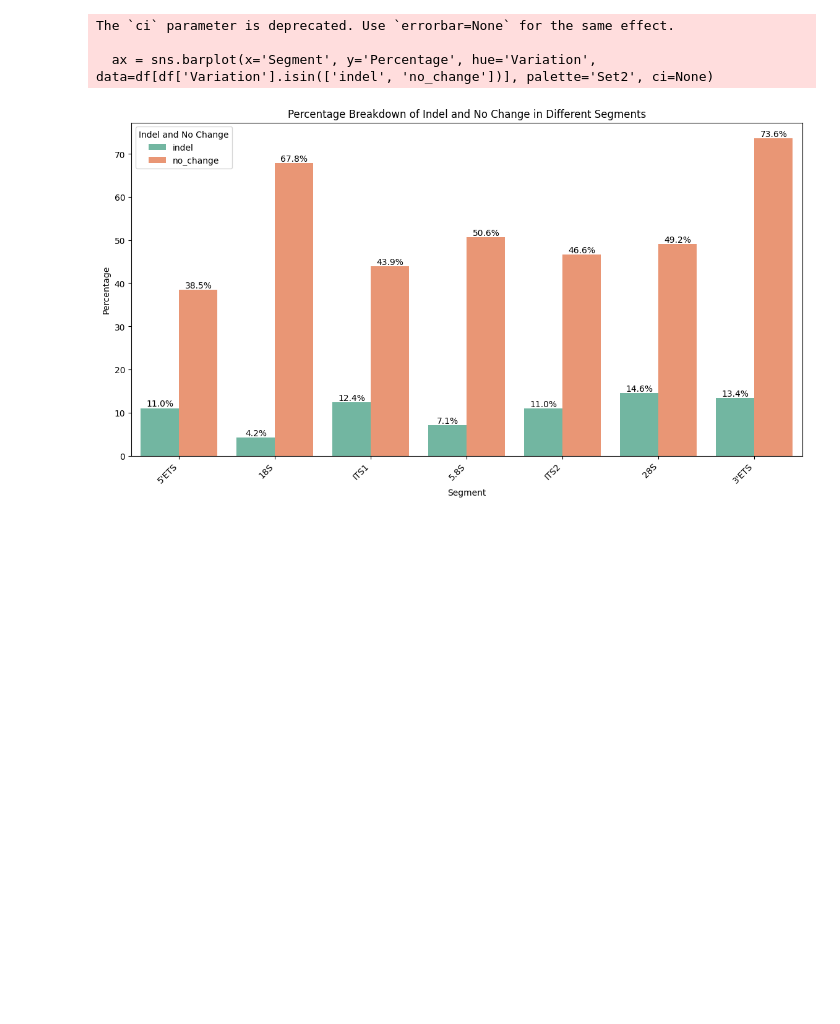
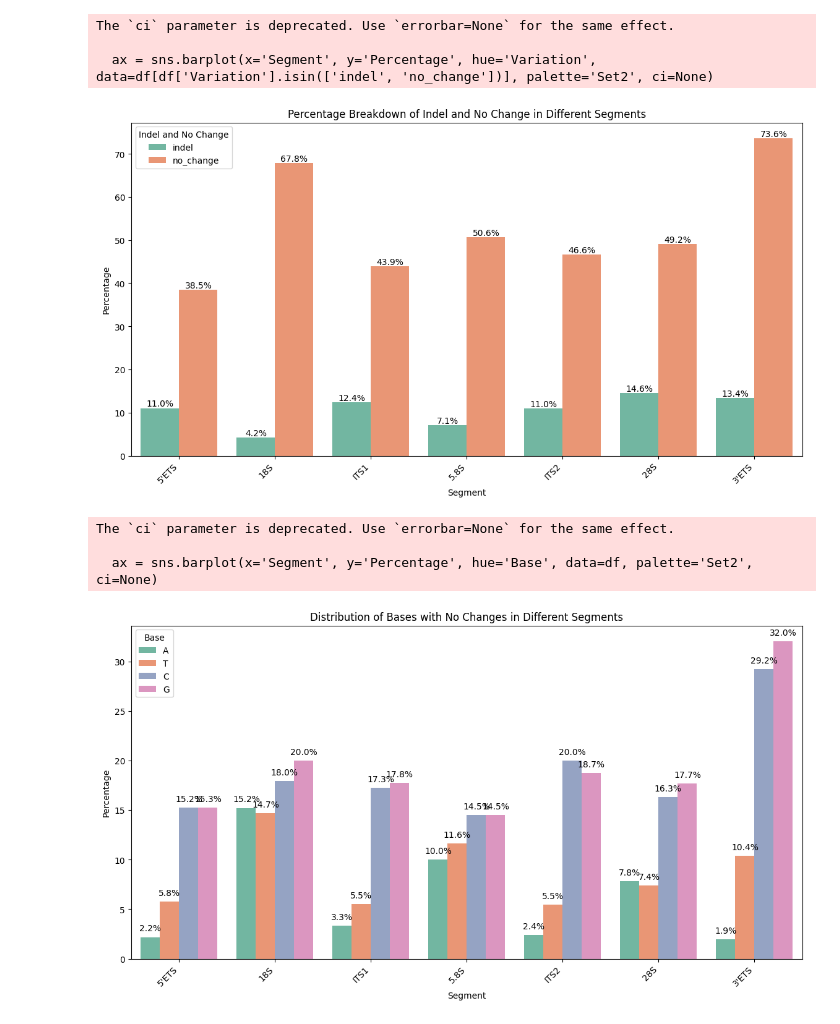
Before and after one commit to chowfi/Human-rDNA, a Jupyter notebook: notebooks/1000_vcf_analysis-Fiona.ipynb, the cells around one changed output. Cells and saved outputs as stored; diff of their text form; code cells hidden in the pictures; blank space fills up the shorter version.

Commit message:
update w visualization for no change base distribution

```diff
--- a/notebooks/1000_vcf_analysis-Fiona.ipynb
+++ b/notebooks/1000_vcf_analysis-Fiona.ipynb
@@ -483,6 +483,10 @@ print(f"Overall No Change Percentage: {overall_no_change_percentage:.2f}%")
 Overall SNP Percentage: 41.11%
 Overall Indel Percentage: 11.76%
 Overall No Change Percentage: 47.13%
+# %%
+segment_data
+
+saved_segment_data = segment_data
 # %%
 #28S only
 
@@ -818,3 +823,66 @@ The `ci` parameter is deprecated. Use `errorbar=None` for the same effect.
 
   ax = sns.barplot(x='Segment', y='Percentage', hue='Variation', data=df[df['Variation'].isin(['indel', 'no_change'])], palette='Set2', ci=None)
 [figure]
+# %%
+og_ref_file = '/Users/fionachow/Documents/NYU/CDS/Summer 2024/Human rDNA Research/Project/Human-rDNA/outputs/src_outputs/og_ref.csv'
+
+# Load the original reference file
+og_ref_df = pd.read_csv(og_ref_file)
+
+# Prepare data for each segment
+segment_data = {label: {'A': 0, 'T': 0, 'C': 0, 'G': 0} for _, _, label in all_positions}
+
+# Count no-change bases for each segment
+for pos in range(1, 13315):
+    base = og_ref_df.loc[og_ref_df['POS'] == pos, 'REF'].values[0]
+    if position_data[pos]['no_change'] == 1:
+        for start, end, label in all_positions:
+            if start <= pos <= end:
+                segment_data[label][base] += 1
+                # segment_data[label]['no_change'] += 1
+
+# Calculate percentages for each segment
+segment_percentages = {}
+for label in segment_data:
+    total_no_changes = sum(saved_segment_data[label].values())
+    if total_no_changes > 0:
+        base_percentages = {base: (count / total_no_changes) * 100 for base, count in segment_data[label].items() if base in 'ATCG'}
+    else:
+        base_percentages = {base: 0 for base in 'ATCG'}
+
+    segment_percentages[label] = base_percentages
+
+# Prepare data for visualization
+segments = list(segment_percentages.keys())
+bases = ['A', 'T', 'C', 'G']
+
+# Flatten the data for plotting
+flat_data = []
+for seg in segments:
+    for base in bases:
+        flat_data.append((seg, base, segment_percentages[seg][base]))
+
+df = pd.DataFrame(flat_data, columns=['Segment', 'Base', 'Percentage'])
+
+# Function to add percentage labels to the bars
+def add_percentage_labels(ax):
+    for p in ax.patches:
+        if p.get_height() > 0:  # Only add labels for bars with height greater than 0
+            percentage = f'{p.get_height():.1f}%'
+            x = p.get_x() + p.get_width() / 2
+            y = p.get_height()
+            ax.annotate(percentage, (x, y), ha='center', va='bottom', xytext=(0, 5), textcoords='offset points')
+
+# Plotting the distribution of bases with no changes
+plt.figure(figsize=(14, 7))
+ax = sns.barplot(x='Segment', y='Percentage', hue='Base', data=df, palette='Set2', ci=None)
+plt.title('Distribution of Bases with No Changes in Different Segments')
+plt.xticks(rotation=45, ha='right')
+plt.legend(title='Base')
+add_percentage_labels(ax)
+plt.show()
+# %% [output]
+The `ci` parameter is deprecated. Use `errorbar=None` for the same effect.
+
+  ax = sns.barplot(x='Segment', y='Percentage', hue='Base', data=df, palette='Set2', ci=None)
+[figure, added]
```
Also changed, not shown: parts of 3 cells of this notebook.
